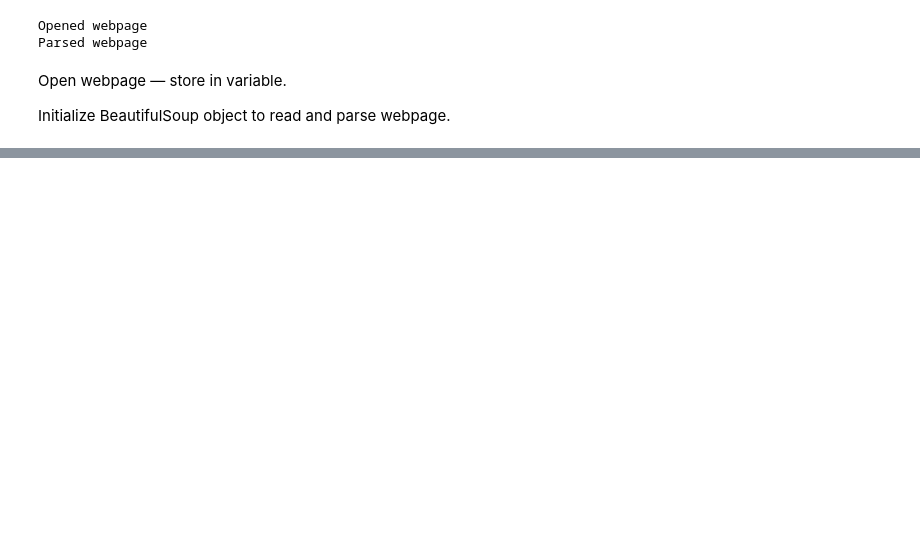
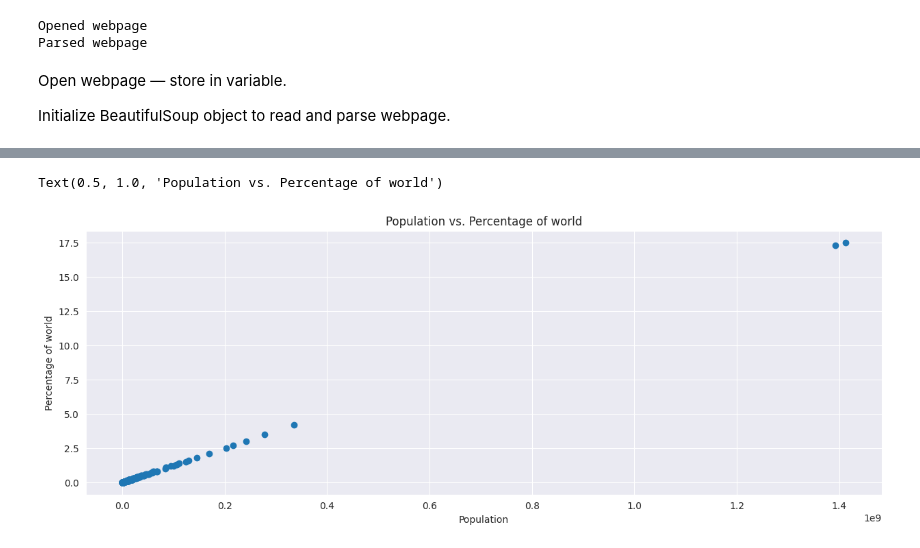
Before and after one commit to emmacionca/data_curation_and_analysis, a Jupyter notebook: eac4697_data_curation_and_analysis.ipynb, the cells around one changed output, grey strips where cells are left out. Saved outputs shown, nothing was run; the diff lists cells and outputs as text; code cells hidden in the pictures; blank space fills up the shorter version.

```diff
--- a/eac4697_data_curation_and_analysis.ipynb
+++ b/eac4697_data_curation_and_analysis.ipynb
@@ -92,0 +291,14 @@ From here the CSV file will be used to create a data visualization.
+# %%
+population_column = Sovereign_states_and_dependencies_by_population_df['Population']
+percent_of_world_column = Sovereign_states_and_dependencies_by_population_df['% of world']
+
+plt.figure(figsize = (15, 5))
+plt.scatter(population_column, percent_of_world_column)
+
+plt.xlabel("Population")
+plt.ylabel("Percentage of world")
+
+plt.title("Population vs. Percentage of world")
+# %% [output]
+Text(0.5, 1.0, 'Population vs. Percentage of world')
+[figure, added]
```
Also changed, not shown: parts of 42 cells of this notebook.
